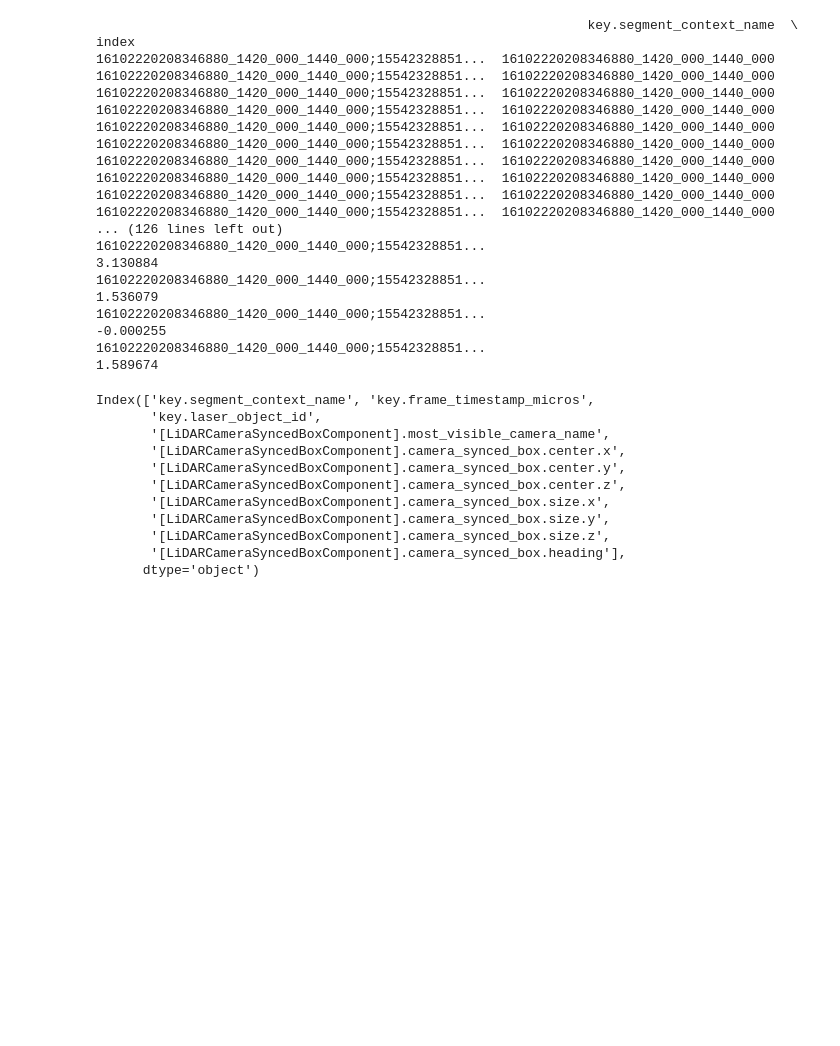
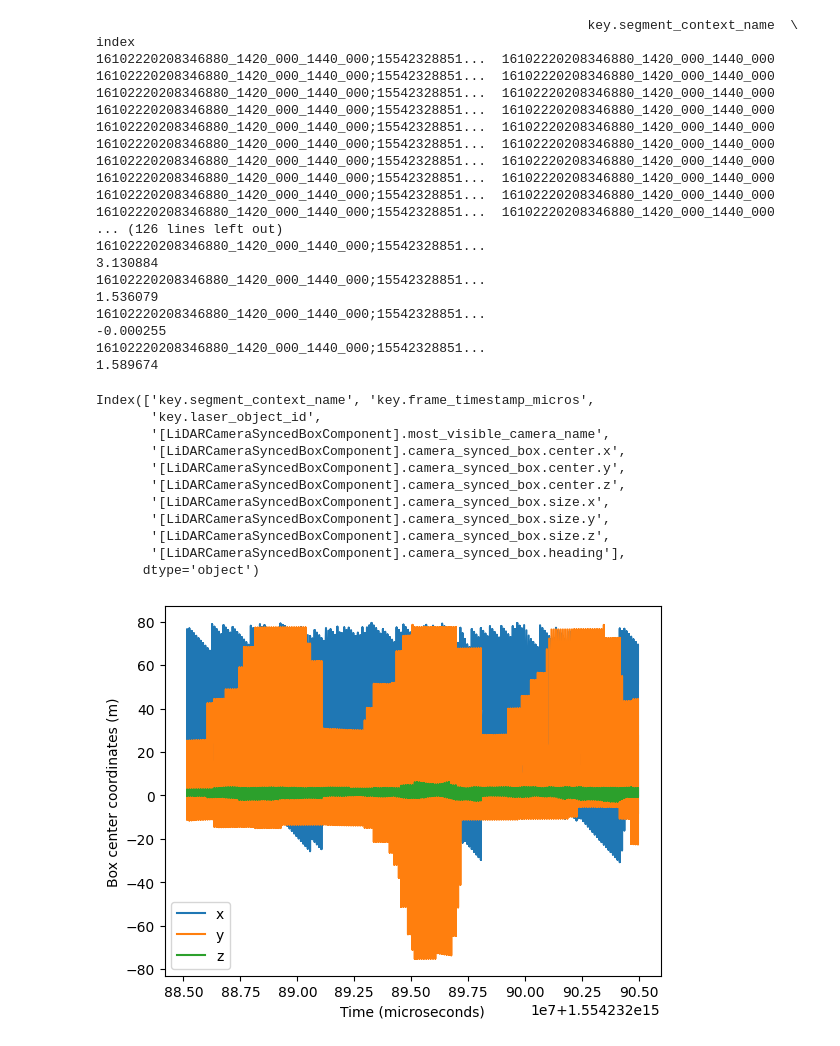
Before and after one commit to neehasajja/waymo-opendataset, a Jupyter notebook: training/lidar_camera_synced_box.ipynb, the cells around one changed output. Saved outputs shown, nothing was run; the diff lists cells and outputs as text; code cells hidden in the pictures; blank space fills up the shorter version.

```diff
--- a/training/lidar_camera_synced_box.ipynb
+++ b/training/lidar_camera_synced_box.ipynb
@@ -54,3 +54,20 @@ Index(['key.segment_context_name', 'key.frame_timestamp_micros',
        '[LiDARCameraSyncedBoxComponent].camera_synced_box.size.z',
        '[LiDARCameraSyncedBoxComponent].camera_synced_box.heading'],
       dtype='object')
+# %%
+import pandas as pd
+import matplotlib.pyplot as plt
+
+# Load the data
+df = pd.read_parquet('/content/drive/MyDrive/training/lidar_camera_synced_box/file1.parquet')
+
+# Plot the box center coordinates against time
+plt.plot(df['key.frame_timestamp_micros'], df['[LiDARCameraSyncedBoxComponent].camera_synced_box.center.x'], label='x')
+plt.plot(df['key.frame_timestamp_micros'], df['[LiDARCameraSyncedBoxComponent].camera_synced_box.center.y'], label='y')
+plt.plot(df['key.frame_timestamp_micros'], df['[LiDARCameraSyncedBoxComponent].camera_synced_box.center.z'], label='z')
+plt.legend()
+plt.xlabel('Time (microseconds)')
+plt.ylabel('Box center coordinates (m)')
+plt.show()
+# %% [output]
+[figure, added]
```
